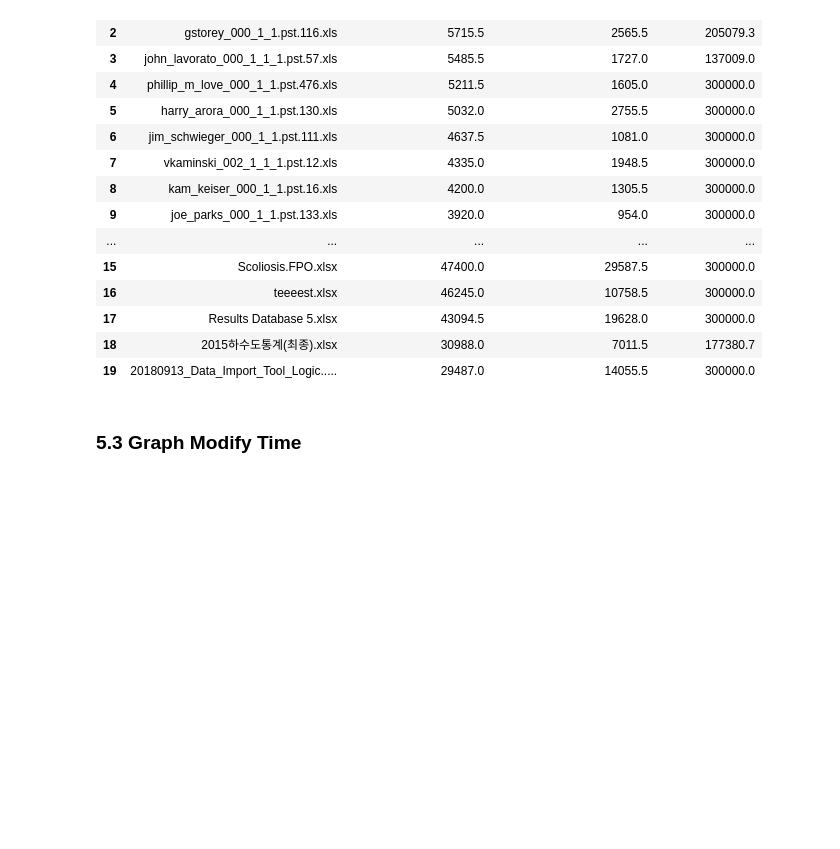
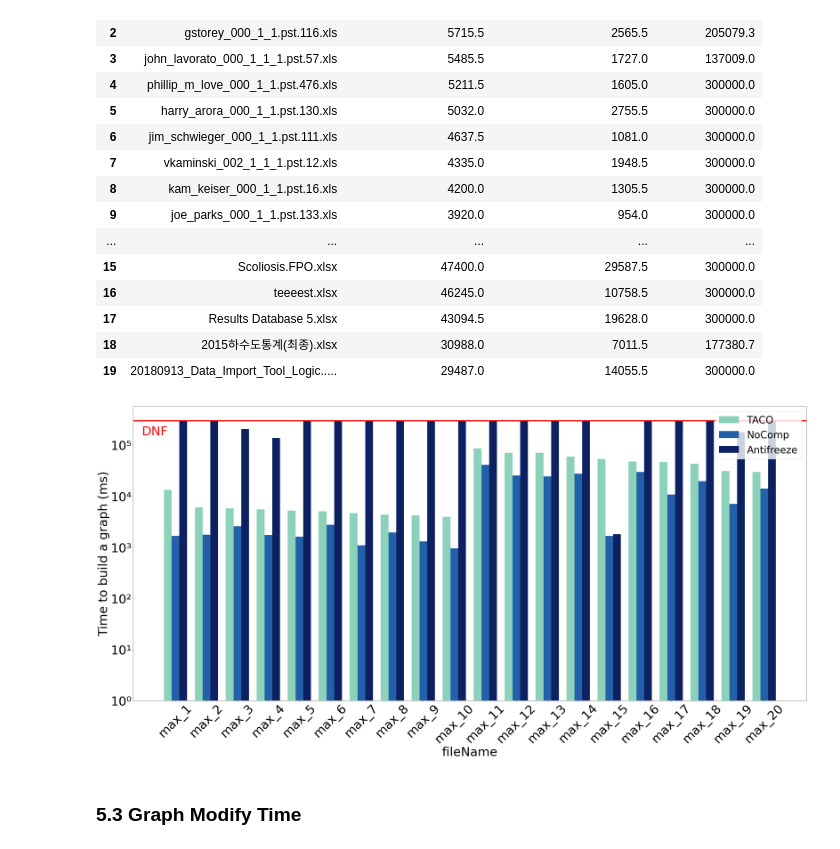
Before and after one commit to dataspread/SpreadsheetAnalyzer, a Jupyter notebook: test_result_analysis.ipynb, the cells around one changed output. Saved outputs shown, nothing was run; the diff lists cells and outputs as text; code cells hidden in the pictures; blank space fills up the shorter version.

```diff
--- a/test_result_analysis.ipynb
+++ b/test_result_analysis.ipynb
@@ -973,6 +1038,19 @@ graph_compare
 | 17 | Results Database 5.xlsx | 43094.5 | 19628.0 | 300000.0 |
 | 18 | 2015하수도통계(최종).xlsx | 30988.0 | 7011.5 | 177380.7 |
 | 19 | 20180913_Data_Import_Tool_Logic..... | 29487.0 | 14055.5 | 300000.0 |
+# %%
+plot_bar_chart(graph_compare,
+               ["max_" + str(i+1) for i in range(len(modify_compare))],
+               label_column_dict={"TACO": "TACO_GraphBuildTime", "NoComp": "NoComp_GraphBuildTime", "Antifreeze": "GraphBuildTime"},
+               xlabel="fileName",
+               ylabel="Time to build a graph (ms)",
+               y_tick_min=0,
+               y_tick_max=5,
+               y_tick_num=5,
+               fig_size=(40, 20)
+              )
+# %% [output]
+[figure, added]
 # %% [markdown]
 ### 5.3 Graph Modify Time
 # %%
```
Also changed, not shown: parts of 4 cells of this notebook.
